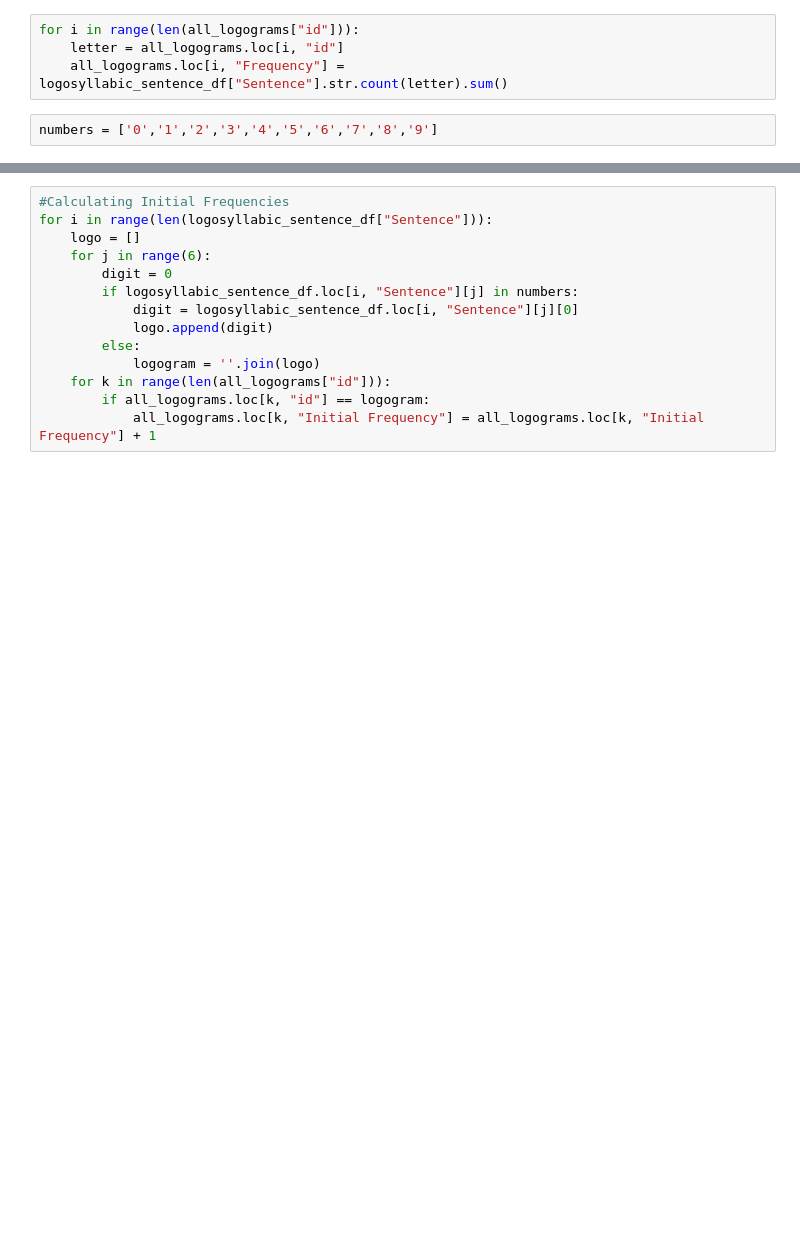
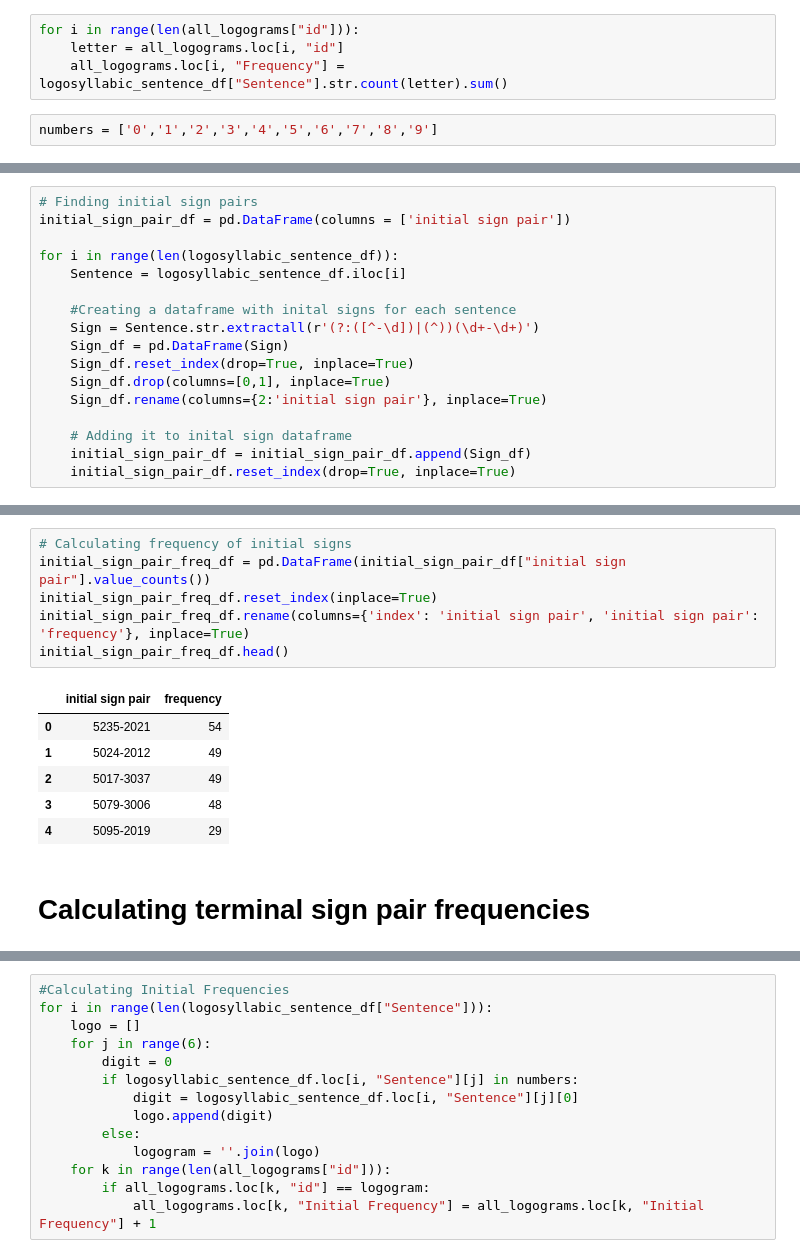
Before and after one commit to Kee2u/Deciphering_the_Indus_Valley_Script, a Jupyter notebook: Multivariate_Segmentation.ipynb, the cells around one changed output, grey strips where cells are left out. Saved outputs shown, nothing was run; the diff lists cells and outputs as text; blank space fills up the shorter version.

```diff
--- a/Multivariate_Segmentation.ipynb
+++ b/Multivariate_Segmentation.ipynb
@@ -57,0 +142,17 @@ numbers = ['0','1','2','3','4','5','6','7','8','9']
+# %%
+# Finding initial sign pairs
+initial_sign_pair_df = pd.DataFrame(columns = ['initial sign pair'])
+
+for i in range(len(logosyllabic_sentence_df)):
+    Sentence = logosyllabic_sentence_df.iloc[i]
+
+    #Creating a dataframe with inital signs for each sentence
+    Sign = Sentence.str.extractall(r'(?:([^-\d])|(^))(\d+-\d+)')
+    Sign_df = pd.DataFrame(Sign)
+    Sign_df.reset_index(drop=True, inplace=True)
+    Sign_df.drop(columns=[0,1], inplace=True)
+    Sign_df.rename(columns={2:'initial sign pair'}, inplace=True)
+
+    # Adding it to inital sign dataframe
+    initial_sign_pair_df = initial_sign_pair_df.append(Sign_df)
+    initial_sign_pair_df.reset_index(drop=True, inplace=True)
@@ -57,0 +168,15 @@ numbers = ['0','1','2','3','4','5','6','7','8','9']
+# %%
+# Calculating frequency of initial signs
+initial_sign_pair_freq_df = pd.DataFrame(initial_sign_pair_df["initial sign pair"].value_counts())
+initial_sign_pair_freq_df.reset_index(inplace=True)
+initial_sign_pair_freq_df.rename(columns={'index': 'initial sign pair', 'initial sign pair': 'frequency'}, inplace=True)
+initial_sign_pair_freq_df.head()
+# %% [output]
+|  | initial sign pair | frequency |
+| 0 | 5235-2021 | 54 |
+| 1 | 5024-2012 | 49 |
+| 2 | 5017-3037 | 49 |
+| 3 | 5079-3006 | 48 |
+| 4 | 5095-2019 | 29 |
+# %% [markdown]
+# Calculating terminal sign pair frequencies
```
Also changed, not shown: parts of 14 cells of this notebook.
